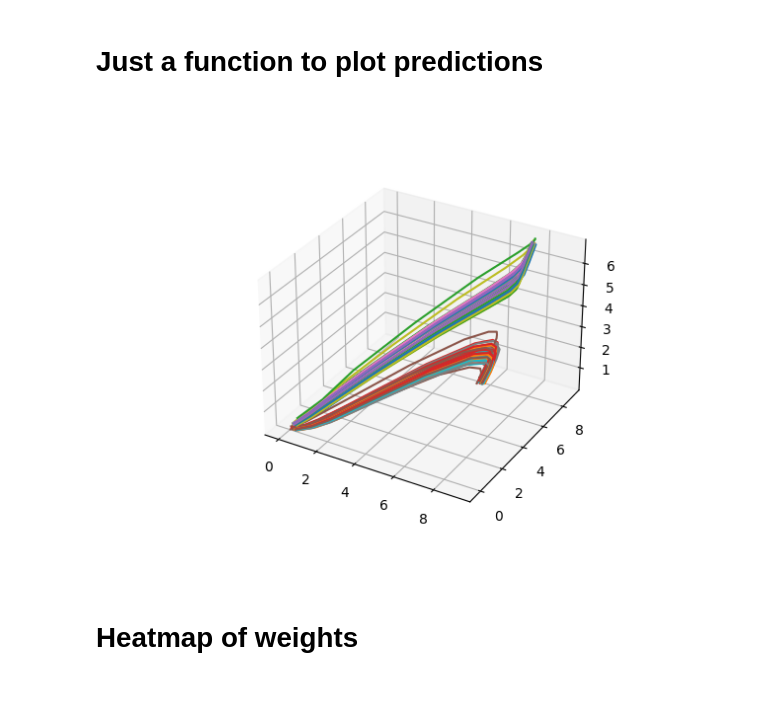
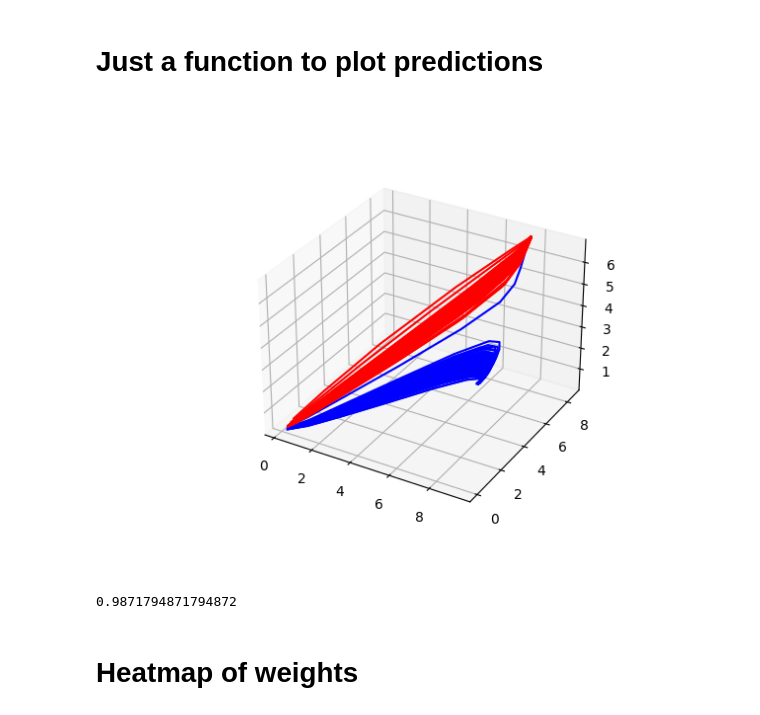
Before and after one commit to kushalkolar/rnn-go-brr, a Jupyter notebook: rnngobrr/torch_rnn_pruning.ipynb, the cells around one changed output. Drawn from its saved outputs; the diff is of its cells as text; code cells hidden in the pictures.

```diff
--- a/rnngobrr/torch_rnn_pruning.ipynb
+++ b/rnngobrr/torch_rnn_pruning.ipynb
@@ -120,7 +147,8 @@ def train(
     lr0: int,
     loss_func: callable,
     n_epochs: int,
-    gradient_ascent: bool = False
+    gradient_ascent: bool = False,
+    return_accuracy: bool = False
 ) -> SimpleRNN:
     """
     Parameters
@@ -143,6 +171,7 @@ def train(
     """
 
     losses = list()
+    accs = list()
     hidden_prev = torch.zeros(1, 156, model.hidden_size).cuda()
 
     for n_epoch in tqdm(range(n_epochs)):
@@ -170,15 +199,23 @@ def train(
 
         losses.append(loss.detach().cpu().numpy().item())
 
-    return model, losses
+        if return_accuracy:
+            accs.append(target_accuracy_model(model, show_progress=False))
+        else:
+            accs = None
+
+
+    return model, losses, accs
 # %% [markdown]
 # Create the model
 
 ## these params seem to work well
 # %%
+torch.manual_seed(3141)
+
 simple_rnn = SimpleRNN(
     input_size=4,
-    hidden_size=2000,
+    hidden_size=500,
     output_size=3,
 ).cuda()
 # %% [markdown]
@@ -186,13 +223,13 @@ simple_rnn = SimpleRNN(
 # %%
 lr = 0.001
 
-simple_rnn, ls = train(
+simple_rnn, ls, ac = train(
     model=simple_rnn,
     targets=all_targets,
     optimizer=optim.Adam(simple_rnn.parameters(), lr),
     lr0=lr,
     loss_func=nn.MSELoss(),
-    n_epochs=3000
+    n_epochs=500
 )
 # %% [markdown]
 # all losses and last 10 losses printed
@@ -221,7 +258,14 @@ ls[-10:]
 # Just a function to plot predictions
 # %%
 def plot_preds(model, inputs):
+    cmap = {
+        0: "r",
+        1: "b"
+    }
+
     ax = plt.figure().add_subplot(projection='3d')
+
+    all_preds = list()
 
     for ix_plot in tqdm(range(156)): # 156 trajs
         preds = list()
@@ -231,15 +275,20 @@ def plot_preds(model, inputs):
             input_x = pred
             preds.append(pred[0, ix_plot, 0, :].detach().cpu().numpy())
         preds_3d = np.vstack(preds)
-
-        ax.plot(preds_3d[:, 0], preds_3d[:, 1], preds_3d[:, 2])
+        all_preds.append(preds_3d)
+        ax.plot(preds_3d[:, 0], preds_3d[:, 1], preds_3d[:, 2], color=cmap[directions[ix_plot]])
     plt.show()
+    return all_preds
 # %%
 %matplotlib ipympl
 inputs = all_targets.swapaxes(1, 2)[:, 0, :].reshape(156, 1, 4)
-plot_preds(simple_rnn, inputs)
+preds_good = plot_preds(simple_rnn, inputs)
 # %% [output]
-[figure, old version]
+[figure, new version]
+# %%
+target_accuracy(preds_good)
+# %% [output]
+0.9871794871794872
 # %% [markdown]
 # Heatmap of weights
 # %%
```
Also changed, not shown: parts of 18 cells of this notebook.
